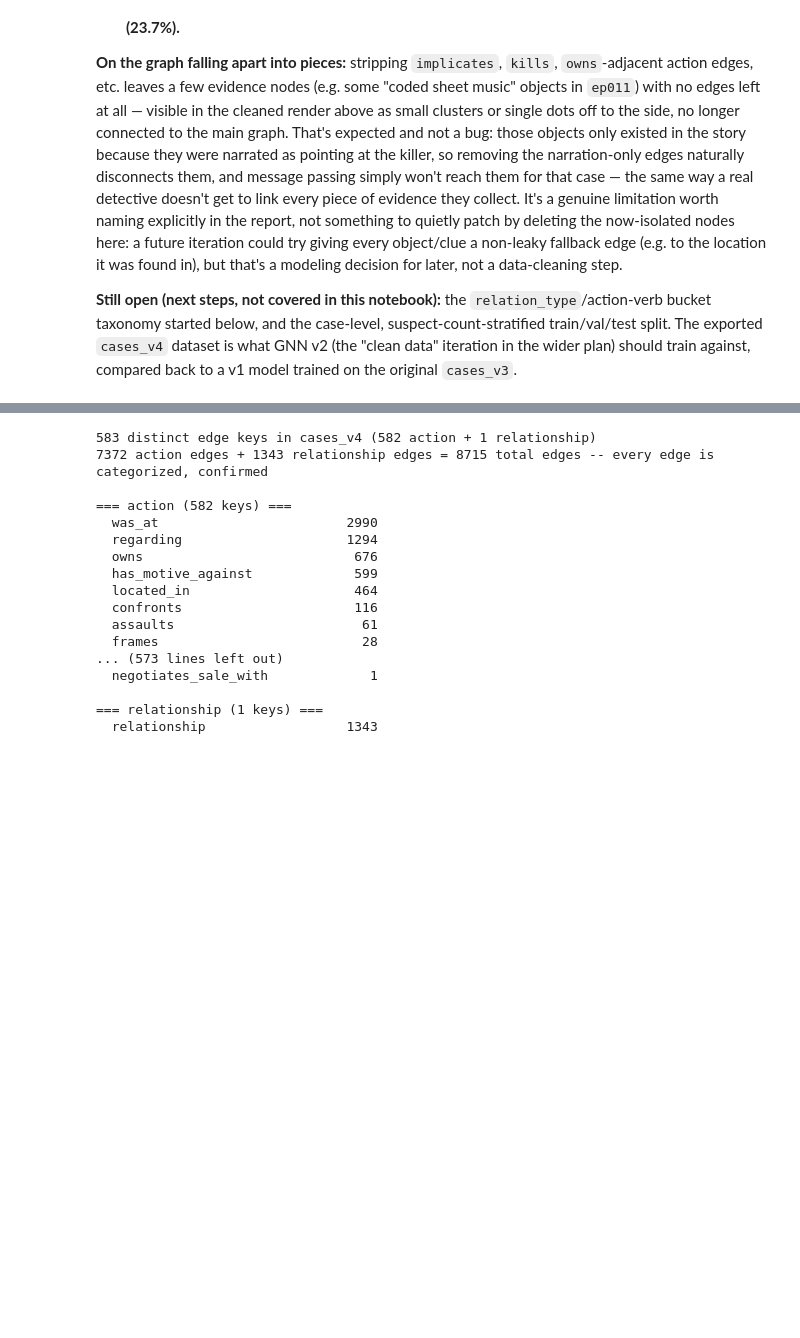
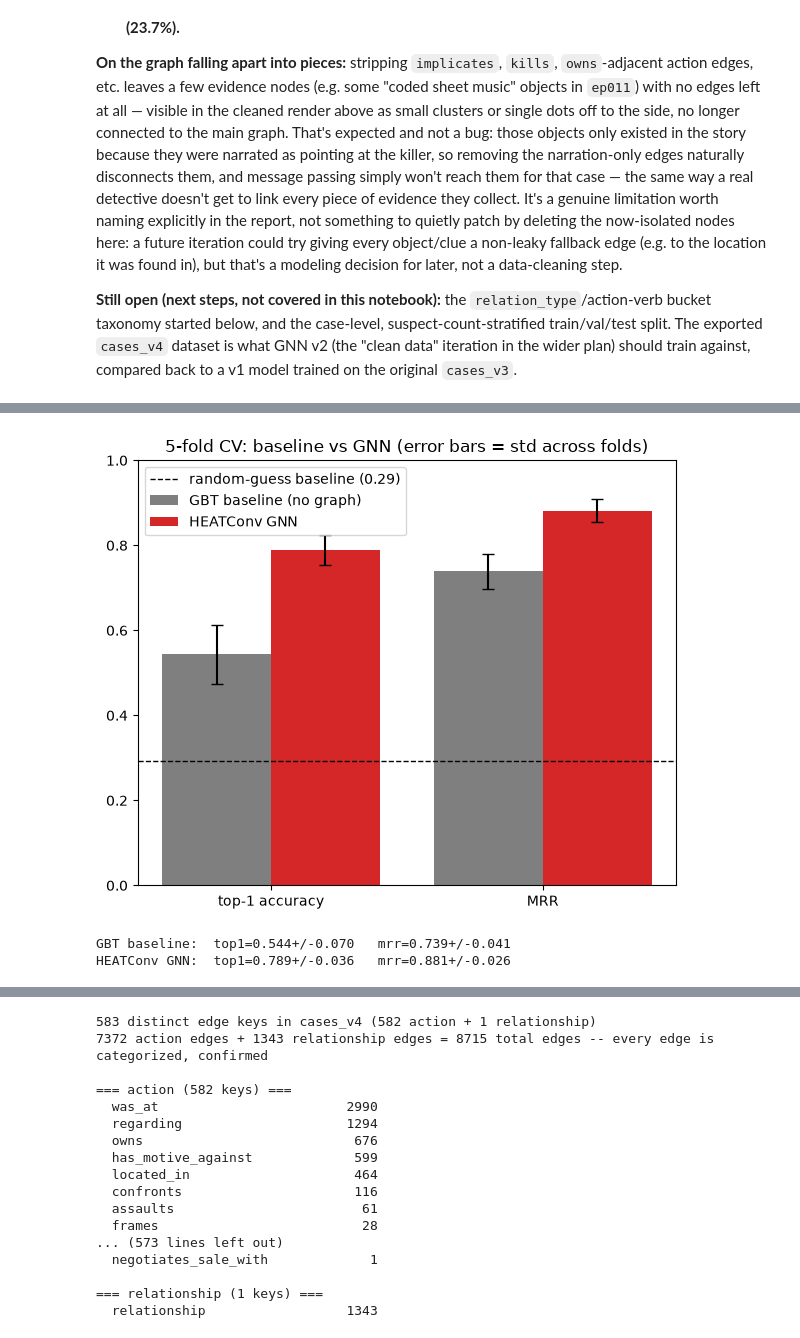
Before and after one commit to SvarogBurn/case-closed-custom-dataset-analysis, a Jupyter notebook: Reo analysis/v5/case_closedv5.ipynb, the cells around one changed output, grey strips where cells are left out. Drawn from its saved outputs; the diff is of its cells as text; code cells hidden in the pictures; blank space fills up the shorter version.

Commit message:
add train test val and gbt and heatconv

```diff
--- a/Reo analysis/v5/case_closedv5.ipynb
+++ b/Reo analysis/v5/case_closedv5.ipynb
@@ -820 +1224,27 @@ original `cases_v3`.
+# %%
+# --- viz: GBT baseline vs HEATConv GNN, mean +/- std across the 5 folds -----
+metrics = ["top-1 accuracy", "MRR"]
+gbt_means = [np.mean(gbt_accs), np.mean(gbt_mrrs)]
+gbt_stds = [np.std(gbt_accs), np.std(gbt_mrrs)]
+gnn_means = [np.mean(gnn_accs), np.mean(gnn_mrrs)]
+gnn_stds = [np.std(gnn_accs), np.std(gnn_mrrs)]
+
+x = np.arange(len(metrics))
+fig, ax = plt.subplots(figsize=(6, 5))
+ax.bar(x - 0.2, gbt_means, width=0.4, yerr=gbt_stds, capsize=4, color="tab:gray", label="GBT baseline (no graph)")
+ax.bar(x + 0.2, gnn_means, width=0.4, yerr=gnn_stds, capsize=4, color="tab:red", label="HEATConv GNN")
+ax.axhline(base_rate, color="black", linestyle="--", linewidth=1, label=f"random-guess baseline ({base_rate:.2f})")
+ax.set_xticks(x); ax.set_xticklabels(metrics)
+ax.set_ylim(0, 1)
+ax.set_title("5-fold CV: baseline vs GNN (error bars = std across folds)")
+ax.legend()
+plt.tight_layout()
+plt.show()
+
+print(f"GBT baseline:  top1={gbt_means[0]:.3f}+/-{gbt_stds[0]:.3f}   mrr={gbt_means[1]:.3f}+/-{gbt_stds[1]:.3f}")
+print(f"HEATConv GNN:  top1={gnn_means[0]:.3f}+/-{gnn_stds[0]:.3f}   mrr={gnn_means[1]:.3f}+/-{gnn_stds[1]:.3f}")
+# %% [output]
+[figure, added]
+GBT baseline:  top1=0.544+/-0.070   mrr=0.739+/-0.041
+HEATConv GNN:  top1=0.789+/-0.036   mrr=0.881+/-0.026
 # %% [markdown]
```
Also changed, not shown: parts of 14 cells of this notebook.
